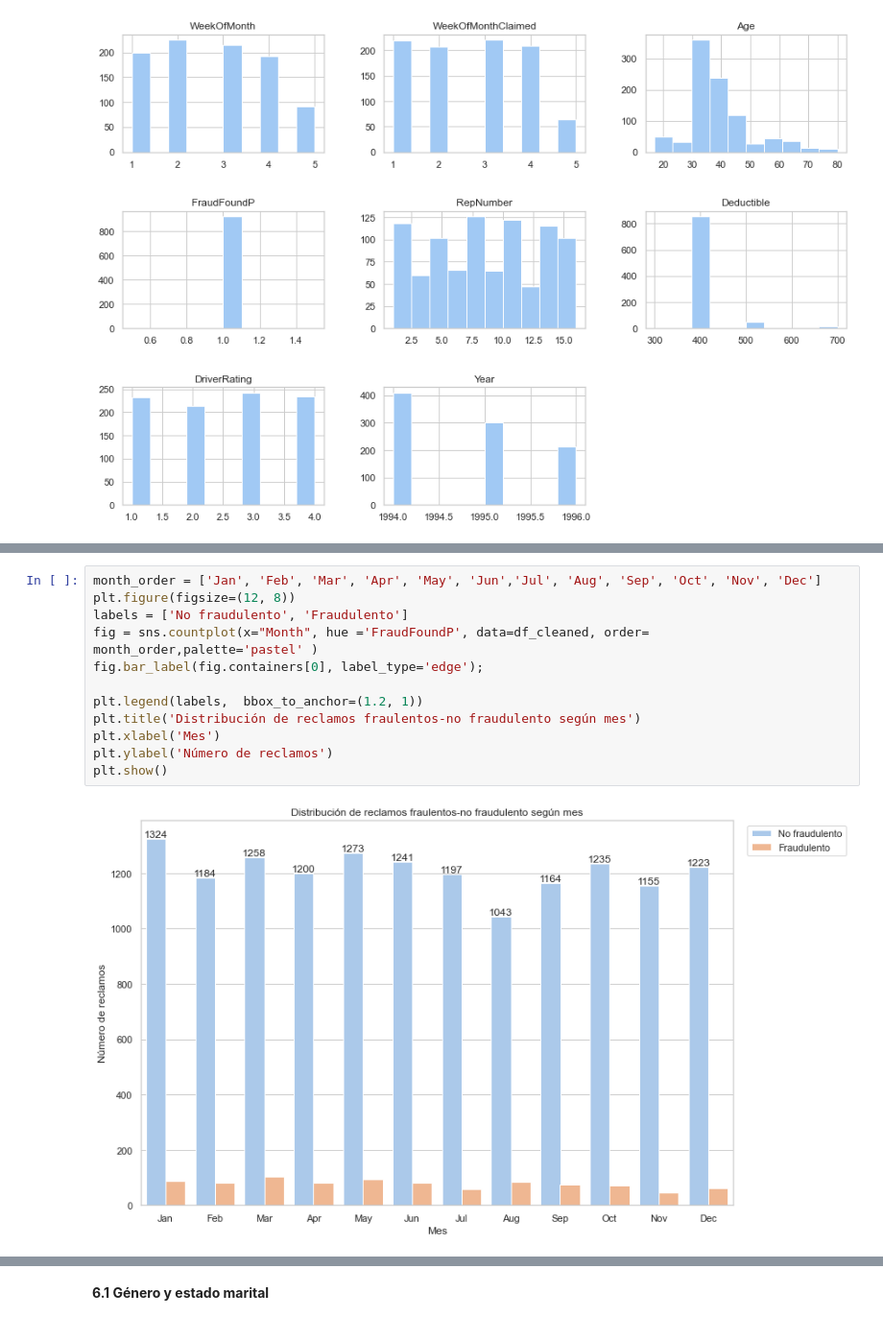
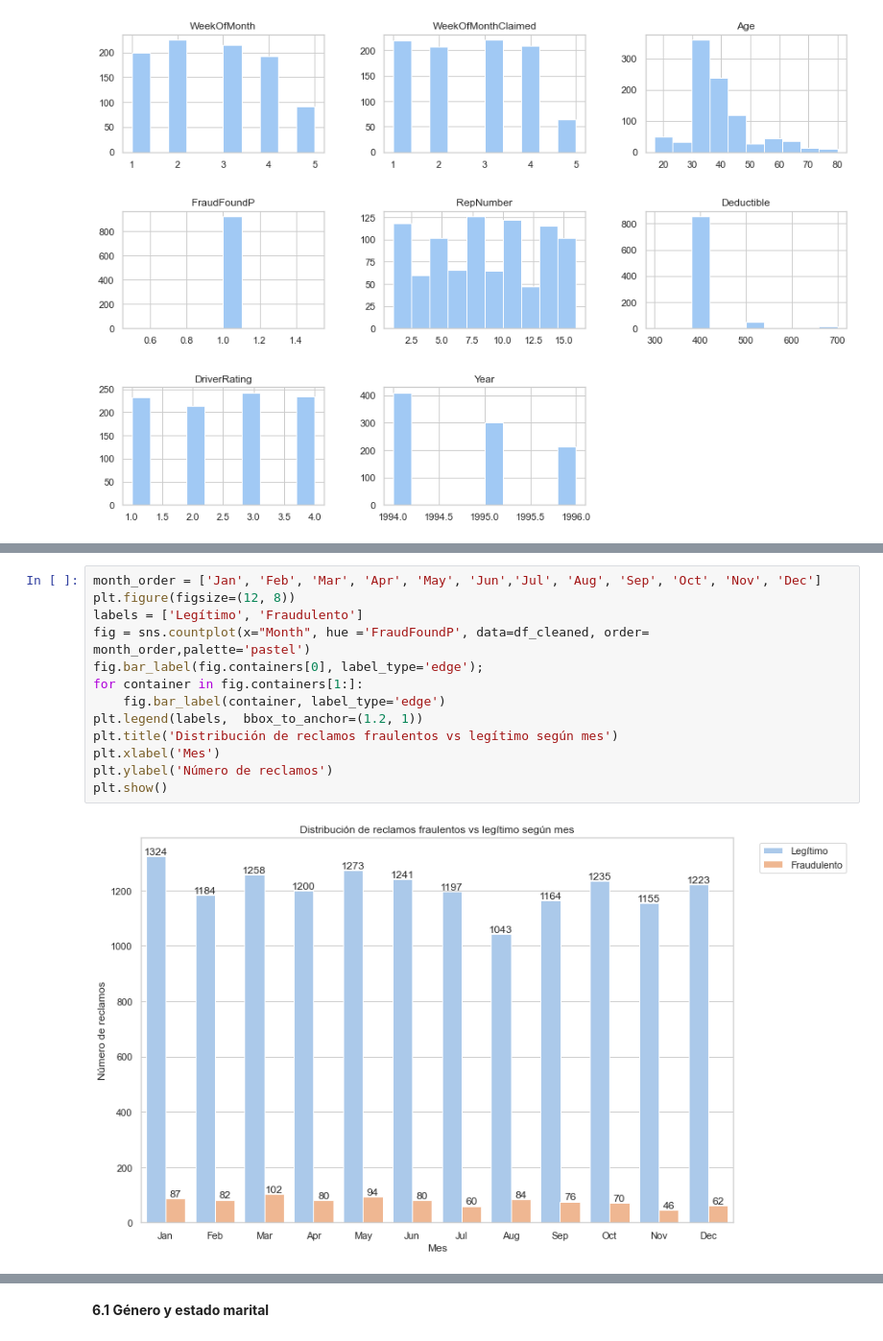
Before and after one commit to moniq0108/DataScience-Qin-entregables-varios, a Jupyter notebook: Data_StoryTelling+Qin.ipynb, the cells around one changed output, grey strips where cells are left out. Shown: that part at 96% size. Drawn from its saved outputs; the diff is of its cells as text.

```diff
--- a/Data_StoryTelling+Qin.ipynb
+++ b/Data_StoryTelling+Qin.ipynb
@@ -226,14 +255,15 @@ plt.subplots_adjust(hspace=0.5);
 # %%
 month_order = ['Jan', 'Feb', 'Mar', 'Apr', 'May', 'Jun','Jul', 'Aug', 'Sep', 'Oct', 'Nov', 'Dec']
 plt.figure(figsize=(12, 8))
-labels = ['No fraudulento', 'Fraudulento']
-fig = sns.countplot(x="Month", hue ='FraudFoundP', data=df_cleaned, order= month_order,palette='pastel' )
+labels = ['Legítimo', 'Fraudulento']
+fig = sns.countplot(x="Month", hue ='FraudFoundP', data=df_cleaned, order= month_order,palette='pastel')
 fig.bar_label(fig.containers[0], label_type='edge');
-
+for container in fig.containers[1:]:
+    fig.bar_label(container, label_type='edge')
 plt.legend(labels,  bbox_to_anchor=(1.2, 1))
-plt.title('Distribución de reclamos fraulentos-no fraudulento según mes')
+plt.title('Distribución de reclamos fraulentos vs legítimo según mes')
 plt.xlabel('Mes')
 plt.ylabel('Número de reclamos')
 plt.show()
 # %% [output]
-[figure, old version]
+[figure, new version]
```
Also changed, not shown: parts of 32 cells of this notebook.
